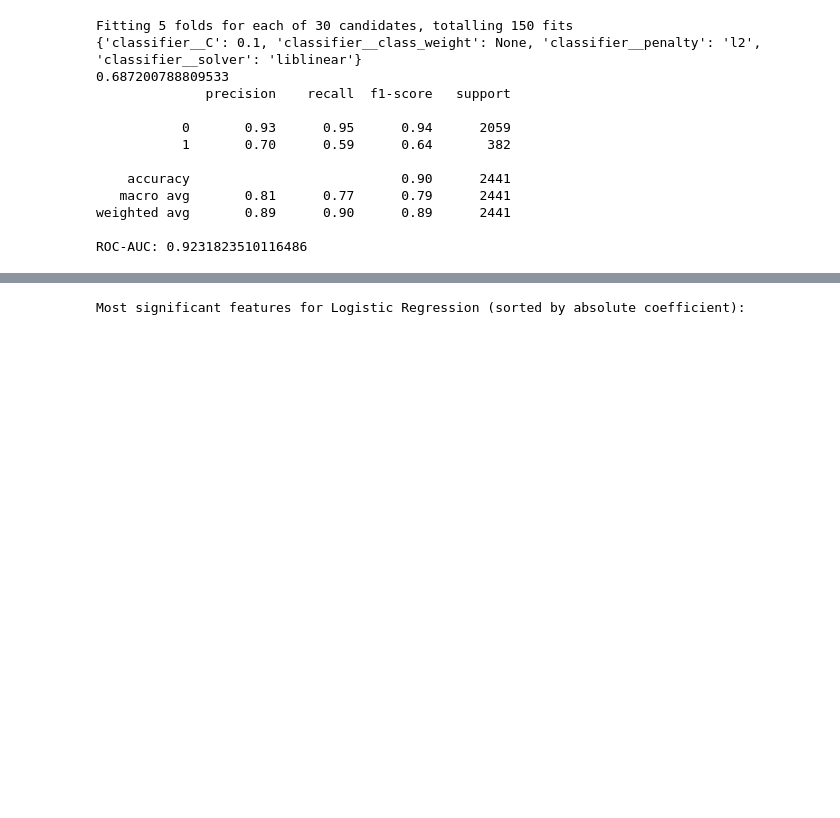
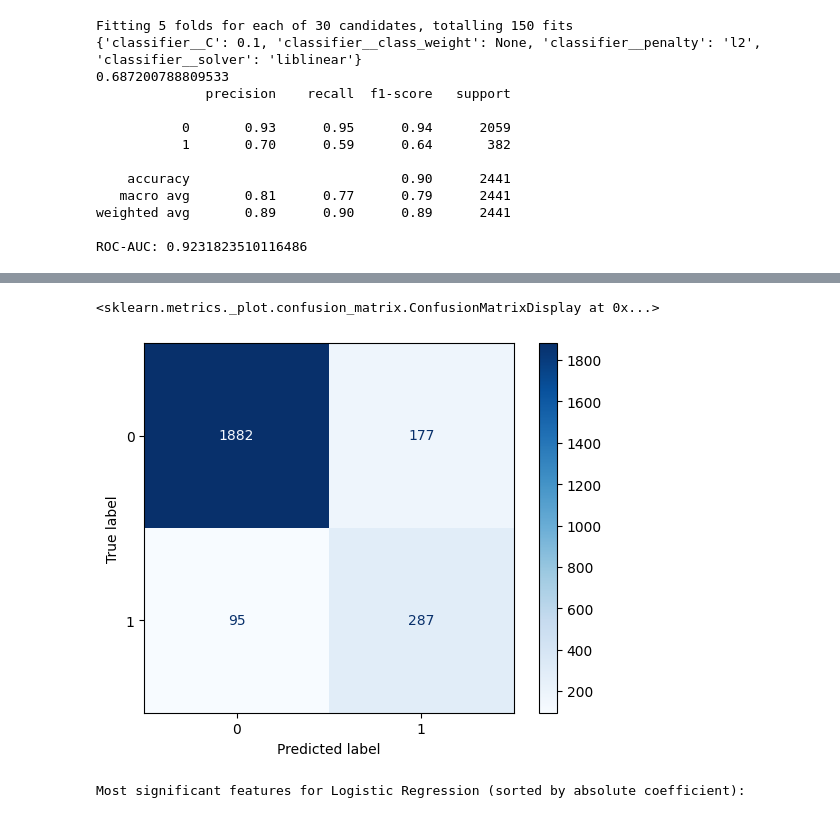
Before and after one commit to rofeleo/ml_hw, a Jupyter notebook: research.ipynb, the cells around one changed output, grey strips where cells are left out. Cells and saved outputs as stored; diff of their text form; code cells hidden in the pictures; blank space fills up the shorter version.

```diff
--- a/research.ipynb
+++ b/research.ipynb
@@ -451,10 +436,0 @@ dtype: object
-# %%
-binary_feature = [
-    'Weekend'
-]
-for i in binary_feature:
-    categ_features.remove(i)
-
-X[binary_feature] = X[binary_feature].astype(int)
-X[categ_features] = X[categ_features].astype('str')
-X.dtypes
@@ -490,13 +437,3 @@ for col in (categ_features):
-# %%
-log_features = [
-   'PageValues',
-   'ProductRelated_Duration',
-   'ProductRelated',
-   'Administrative_Duration',
-   'Informational_Duration',
-]
-# %%
-X_train, X_test, y_train, y_test =  train_test_split(X, y, test_size=0.2, random_state=SEED, stratify=y)
 # %% [markdown]
 # Эксперименты
 # %%
@@ -1074,3 +1013,9 @@ weighted avg       0.89      0.90      0.89      2441
+# %%
+from sklearn.metrics import confusion_matrix, ConfusionMatrixDisplay
+ConfusionMatrixDisplay.from_predictions(y_test, (y_prob > .25).astype(int), cmap='Blues')
+# %% [output]
+<sklearn.metrics._plot.confusion_matrix.ConfusionMatrixDisplay at 0x...>
+[figure, added]
 # %%
 feature_names_lr = grid_search.best_estimator_.named_steps['preprocessor'].get_feature_names_out()
 coefficients_lr = grid_search.best_estimator_.named_steps['classifier'].coef_[0]
```
Also changed, not shown: parts of 10 cells of this notebook, 1 other file.
